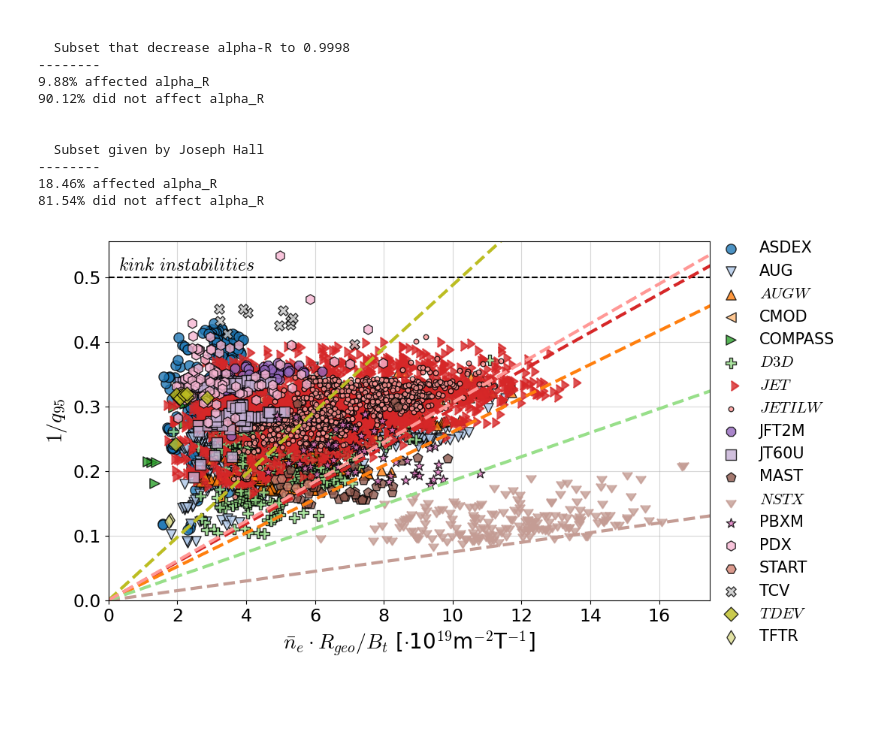
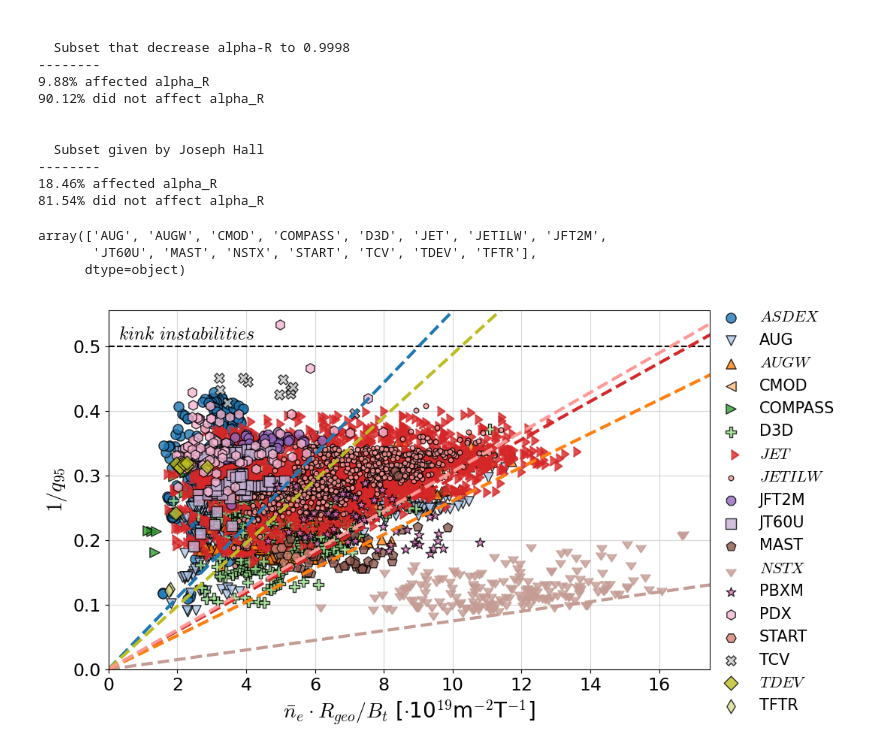
Before and after one commit to Chinnasf/FUSION-EP-Master-Thesis, a Jupyter notebook: Tokamak Interpretation/ Hugill diagrams.ipynb, the cells around one changed output. Cells and saved outputs as stored; diff of their text form; code cells hidden in the pictures; blank space fills up the shorter version.

```diff
--- a/Tokamak Interpretation/ Hugill diagrams.ipynb
+++ b/Tokamak Interpretation/ Hugill diagrams.ipynb
@@ -210,8 +145,15 @@ plt.tight_layout()
+# %%
+data2.TOK.unique()
+# %% [output]
+array(['AUG', 'AUGW', 'CMOD', 'COMPASS', 'D3D', 'JET', 'JETILW', 'JFT2M',
+       'JT60U', 'MAST', 'NSTX', 'START', 'TCV', 'TDEV', 'TFTR'],
+      dtype=object)
 # %%
 # Create a figure with two subplots
 fig, ax = plt.subplots(1, 1, figsize=(11, 6))
 
 parameter = "TOK"
+db5_ = DB5.copy()#[DB5.TOK.isin(["ASDEX","AUG", "JETILW"])].copy()
 
 # Set the parameter and category colors
 category_colors = HUE_ORDER[parameter]
@@ -222,13 +164,14 @@ ymin, ymax = (0, None)
 x_label = "$\\bar{n}_e\\cdot R_{geo} / B_t$ [$\\cdot$10$^{19}$m$^{-2}$T$^{-1}$]"
 y_label = "$1/q_{95}$"
 
-DB5["Y"] = 1/DB5["Q95"] # Provided by research group
-DB5["X"] = DB5["NEL"]*DB5["RGEO"]/np.abs(DB5["BT"])
+db5_["Y"] = 1/db5_["Q95"] # Provided by research group
+db5_["X"] = db5_["NEL"]*db5_["RGEO"]/np.abs(db5_["BT"])
 
-TOK_lines = ["NSTX","JET","AUGW","D3D","TDEV", "JETILW"]
+TOK_lines = ["NSTX","JET","AUGW","ASDEX","TDEV", "JETILW"]
+#TOK_lines = ["ASDEX", "AUG","JETILW"]
 
-for tok in DB5["TOK"].unique():
-    ax.scatter(DB5[DB5.TOK.isin([tok])]["X"], DB5[DB5.TOK.isin([tok])]["Y"],
+for tok in db5_["TOK"].unique():
+    ax.scatter(db5_[db5_.TOK.isin([tok])]["X"], db5_[db5_.TOK.isin([tok])]["Y"],
             color=category_colors[tok], edgecolors='black', s=90, alpha=0.8, marker=tok_markers[tok] )
 
 ax.grid(alpha=0.5)
@@ -236,41 +179,41 @@ ax.grid(alpha=0.5)
 # Add legend outside of the plot
 handles = []
 labels = []
-for tok in DB5["TOK"].unique():
+for tok in db5_["TOK"].unique():
     handle = ax.scatter([], [], color=category_colors[tok], edgecolors='black', alpha=0.8, s=90, marker=tok_markers[tok])
     handles.append(handle)
     if tok in TOK_lines:
         labels.append(r"$\it{" + tok + "}$")  # Bold font for names in TOK_lines
     else:
         labels.append(tok)
 ax.legend(handles, labels, loc='upper right', bbox_to_anchor=(1.23, 1.04), frameon=False, fontsize=15)
 
 ax.set_ylabel(y_label, fontsize=20)
 ax.set_xlabel(x_label, fontsize=20)
 
 # LIMITS
 # -- Kink instabilities
 ax.axhline(y=0.5, color='k', linestyle='--')
 ax.text(0.3, 0.51, "$kink$ $instabilities$", fontsize=17, color='black', ha='left')
 
 ax.set_xlim(xmin, xmax)
 ax.set_ylim(ymin, ymax)
 
 # -- GreenWald Limit
-#for i, tok in enumerate(DB5.TOK.unique()):
+#for i, tok in enumerate(db5_.TOK.unique()):
 for i, tok in enumerate(TOK_lines):
-    DB5["GW_limit"] = (10*np.abs(DB5["IP"]))/(np.pi*DB5["AMIN"]*DB5["AMIN"])
-    GW_lims = DB5[DB5.TOK.isin([tok])]
+    db5_["GW_limit"] = (10*np.abs(db5_["IP"]))/(np.pi*db5_["AMIN"]*db5_["AMIN"])
+    GW_lims = db5_[db5_.TOK.isin([tok])]
     GW_lims = GW_lims[GW_lims.GW_limit.isin([max(
                         GW_lims["GW_limit"])])][["Y","GW_limit","BT", "Q95","RGEO","TOK"]]
     m = (GW_lims["GW_limit"]*GW_lims["RGEO"]*GW_lims["Q95"]/np.abs(GW_lims["BT"])).values[0]
-    x = np.linspace(0,max(DB5["X"]*1.1))
+    x = np.linspace(0,max(db5_["X"]*1.1))
     ax.plot(x, (m**-1)*x, color=category_colors[tok], linestyle="--", linewidth=3)
 
 ax.tick_params(axis='both', which='major', labelsize=17)
 
 # Adjust the spacing between subplots
 #plt.savefig(fig_path+"DensityStability_STDB5.pdf", format="pdf", dpi=800, bbox_inches='tight');
 plt.tight_layout()
 # %% [output]
-[figure, old version]
+[figure, new version]
```
Also changed, not shown: parts of 3 cells of this notebook.
